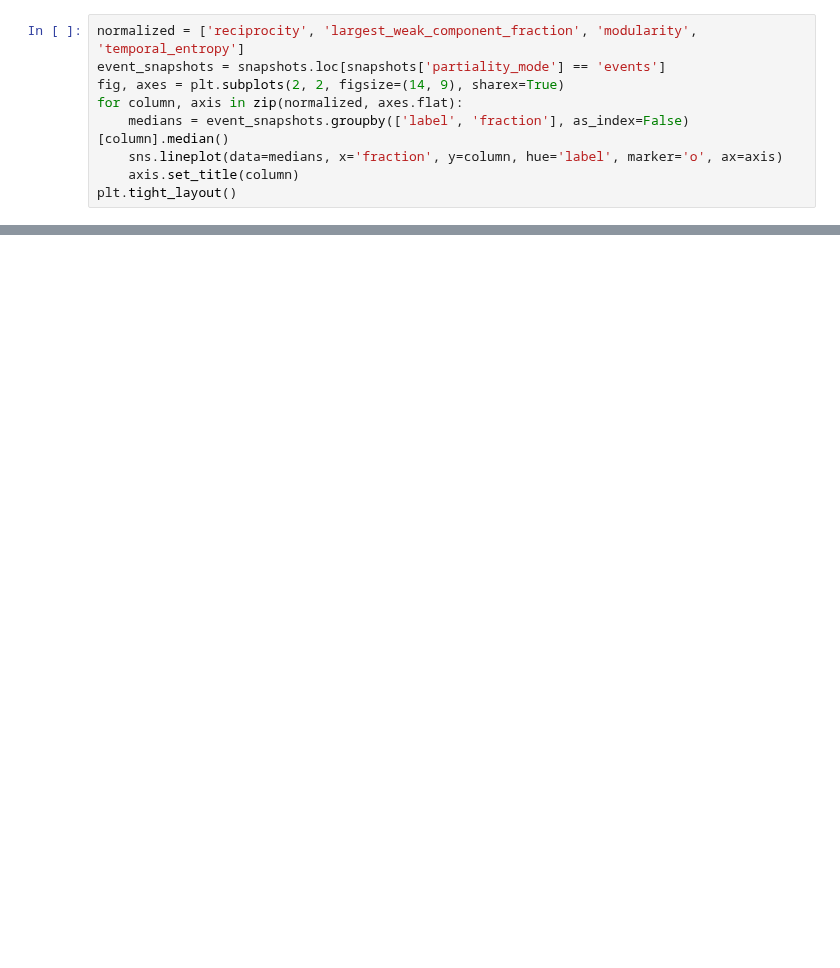
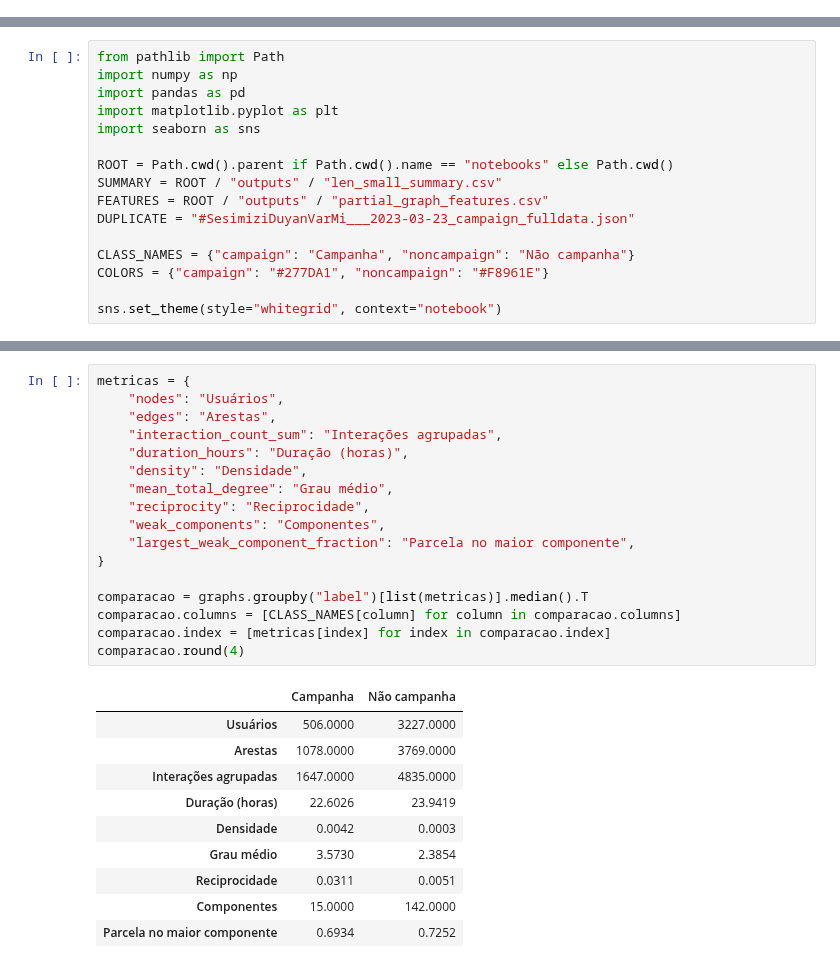
Before and after one commit to Mendes1801/deteccao_precoce_campanhas_coordenadas_grafos, a Jupyter notebook: notebooks/02_eda_aprofundada_len.ipynb, the cells around one changed output, grey strips where cells are left out. Drawn from its saved outputs; the diff is of its cells as text; blank space fills up the shorter version.

```diff
--- a/notebooks/02_eda_aprofundada_len.ipynb
+++ b/notebooks/02_eda_aprofundada_len.ipynb
@@ -146,9 +0,0 @@ As medidas abaixo não são simples contagens. Elas ajudam a verificar se existe
-# %%
-normalized = ['reciprocity', 'largest_weak_component_fraction', 'modularity', 'temporal_entropy']
-event_snapshots = snapshots.loc[snapshots['partiality_mode'] == 'events']
-fig, axes = plt.subplots(2, 2, figsize=(14, 9), sharex=True)
-for column, axis in zip(normalized, axes.flat):
-    medians = event_snapshots.groupby(['label', 'fraction'], as_index=False)[column].median()
-    sns.lineplot(data=medians, x='fraction', y=column, hue='label', marker='o', ax=axis)
-    axis.set_title(column)
-plt.tight_layout()
@@ -178,0 +31,16 @@ missing.loc[missing > 0].to_frame('missing_fraction')
+# %%
+from pathlib import Path
+import numpy as np
+import pandas as pd
+import matplotlib.pyplot as plt
+import seaborn as sns
+
+ROOT = Path.cwd().parent if Path.cwd().name == "notebooks" else Path.cwd()
+SUMMARY = ROOT / "outputs" / "len_small_summary.csv"
+FEATURES = ROOT / "outputs" / "partial_graph_features.csv"
+DUPLICATE = "#SesimiziDuyanVarMi___2023-03-23_campaign_fulldata.json"
+
+CLASS_NAMES = {"campaign": "Campanha", "noncampaign": "Não campanha"}
+COLORS = {"campaign": "#277DA1", "noncampaign": "#F8961E"}
+
+sns.set_theme(style="whitegrid", context="notebook")
@@ -178,0 +133,28 @@ missing.loc[missing > 0].to_frame('missing_fraction')
+# %%
+metricas = {
+    "nodes": "Usuários",
+    "edges": "Arestas",
+    "interaction_count_sum": "Interações agrupadas",
+    "duration_hours": "Duração (horas)",
+    "density": "Densidade",
+    "mean_total_degree": "Grau médio",
+    "reciprocity": "Reciprocidade",
+    "weak_components": "Componentes",
+    "largest_weak_component_fraction": "Parcela no maior componente",
+}
+
+comparacao = graphs.groupby("label")[list(metricas)].median().T
+comparacao.columns = [CLASS_NAMES[column] for column in comparacao.columns]
+comparacao.index = [metricas[index] for index in comparacao.index]
+comparacao.round(4)
+# %% [output]
+|  | Campanha | Não campanha |
+| Usuários | 506.0000 | 3227.0000 |
+| Arestas | 1078.0000 | 3769.0000 |
+| Interações agrupadas | 1647.0000 | 4835.0000 |
+| Duração (horas) | 22.6026 | 23.9419 |
+| Densidade | 0.0042 | 0.0003 |
+| Grau médio | 3.5730 | 2.3854 |
+| Reciprocidade | 0.0311 | 0.0051 |
+| Componentes | 15.0000 | 142.0000 |
+| Parcela no maior componente | 0.6934 | 0.7252 |
```
Also changed, not shown: parts of 50 cells of this notebook, 7 other files.
